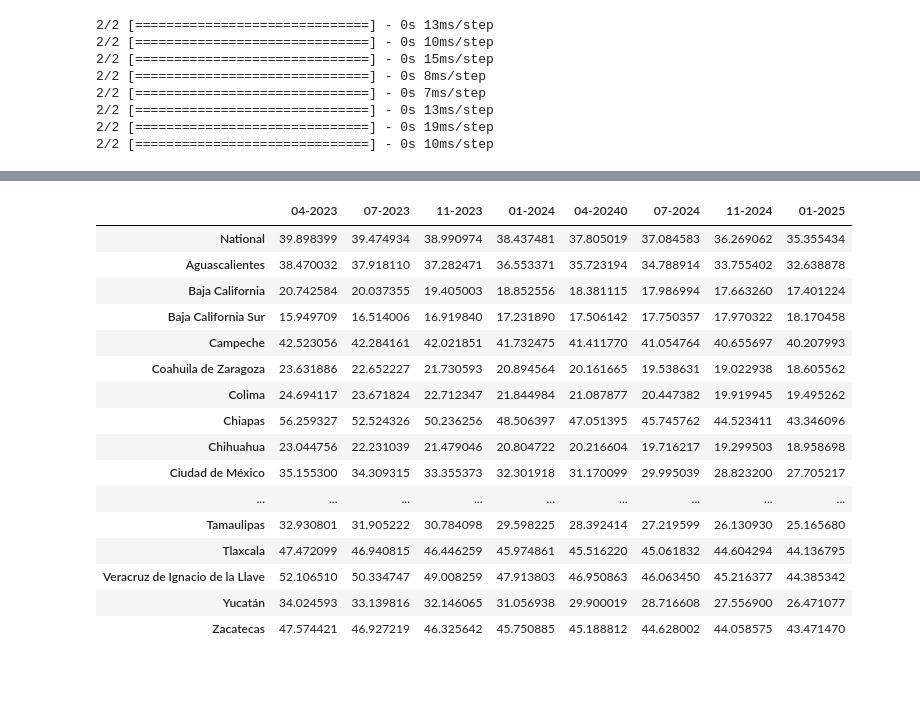
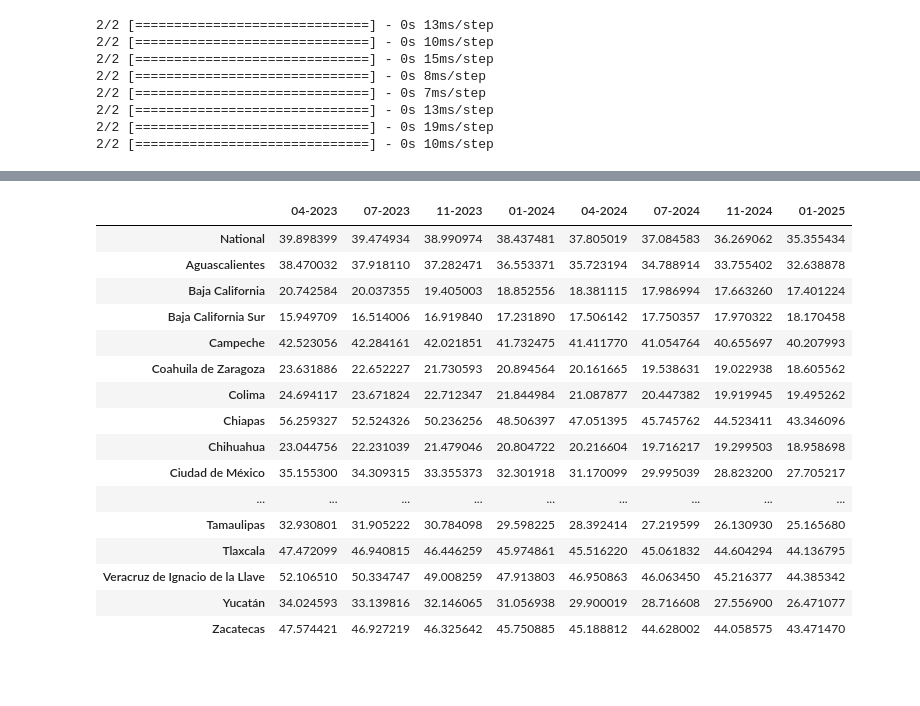
Before and after one commit to elviramg/poverty_project_frontend, a Jupyter notebook: Forecast Analysis.ipynb, the cells around one changed output, grey strips where cells are left out. Saved outputs shown, nothing was run; the diff lists cells and outputs as text; code cells hidden in the pictures.

Commit message:
typo in dataframe

```diff
--- a/Forecast Analysis.ipynb
+++ b/Forecast Analysis.ipynb
@@ -281,7 +281,7 @@ forecast = two_year_forecast(model,X);
 # %%
 forecast_two_year = two_year_forecast(model,X);
 columns = ['04-2023', '07-2023', '11-2023','01-2024',\
-'04-20240','07-2024','11-2024','01-2025']
+'04-2024','07-2024','11-2024','01-2025']
 df_forecast = pd.DataFrame(forecast_two_year,index = df.index, columns = columns)
 df_forecast
 # %% [output]
@@ -296,4 +296,4 @@ df_forecast
-|  | 04-2023 | 07-2023 | 11-2023 | 01-2024 | 04-20240 | 07-2024 | 11-2024 | 01-2025 |
+|  | 04-2023 | 07-2023 | 11-2023 | 01-2024 | 04-2024 | 07-2024 | 11-2024 | 01-2025 |
 | National | 39.898399 | 39.474934 | 38.990974 | 38.437481 | 37.805019 | 37.084583 | 36.269062 | 35.355434 |
 | Aguascalientes | 38.470032 | 37.918110 | 37.282471 | 36.553371 | 35.723194 | 34.788914 | 33.755402 | 32.638878 |
 | Baja California | 20.742584 | 20.037355 | 19.405003 | 18.852556 | 18.381115 | 17.986994 | 17.663260 | 17.401224 |
```
Also changed, not shown: parts of 1 cell of this notebook.
